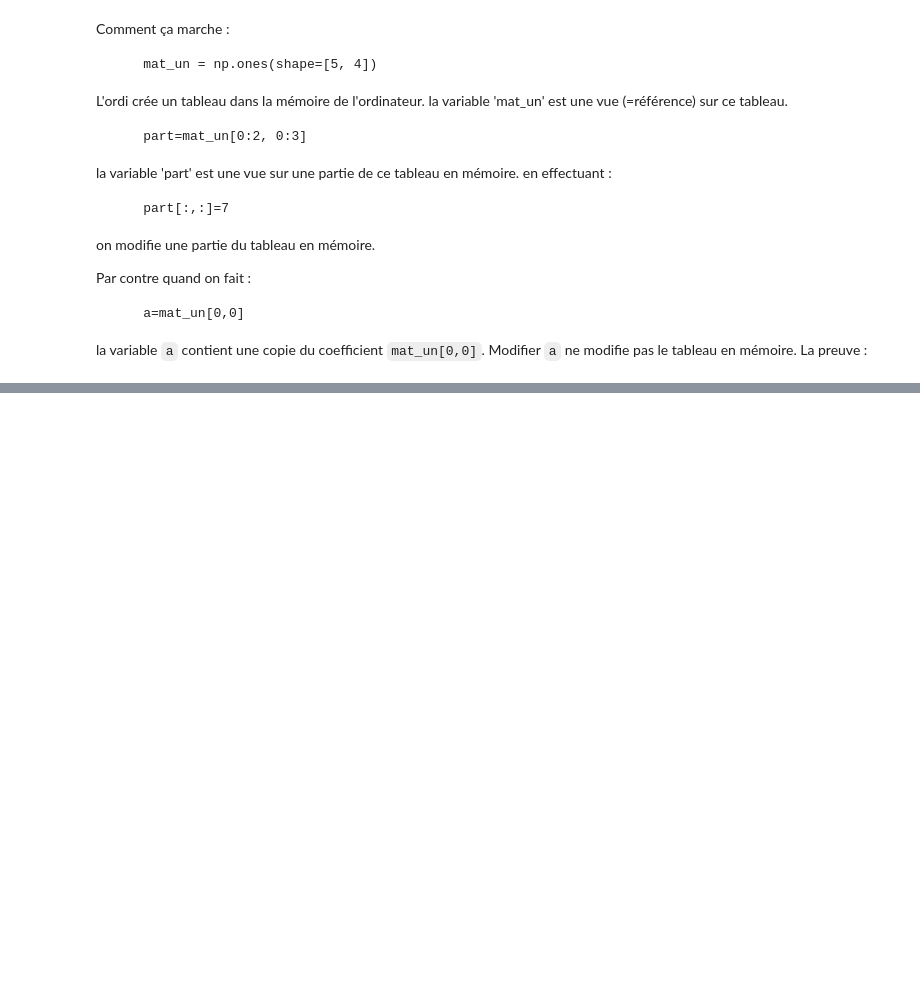
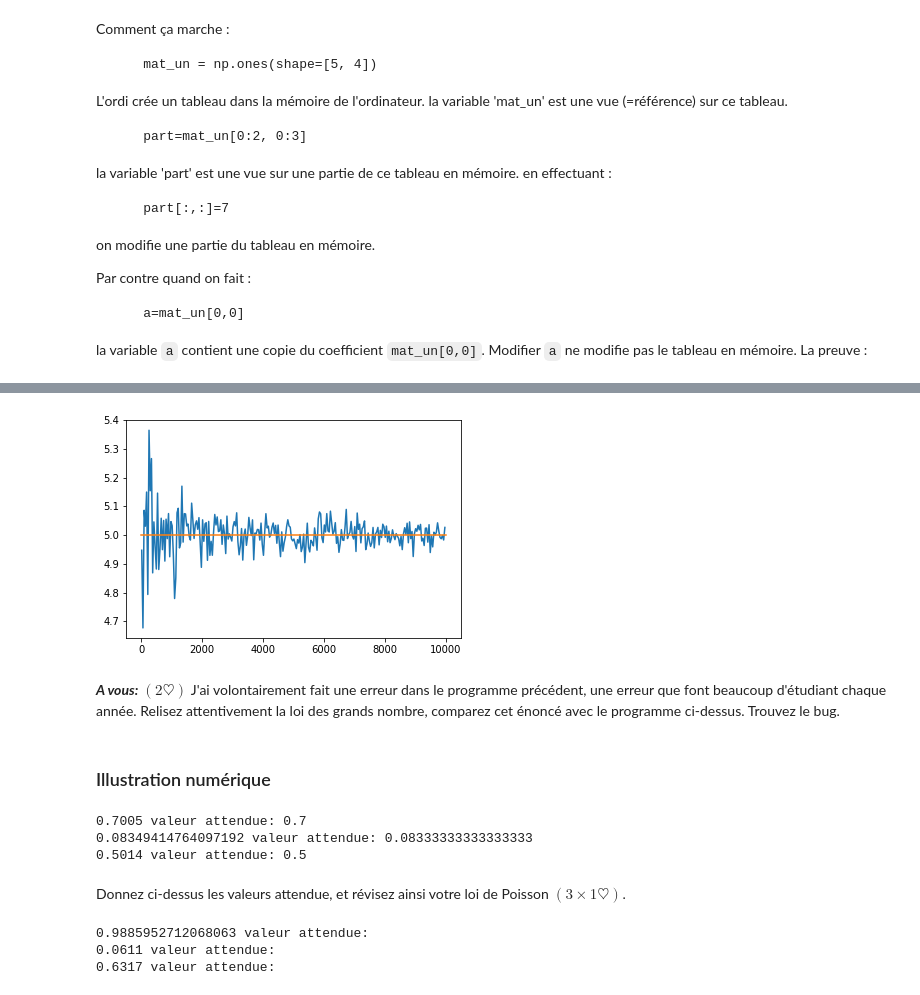
Before and after one commit to vincentvigon/aleaDataSignal, a Jupyter notebook: alea/01-numpy.ipynb, the cells around one changed output, grey strips where cells are left out. Saved outputs shown, nothing was run; the diff lists cells and outputs as text; code cells hidden in the pictures; blank space fills up the shorter version.

```diff
--- a/alea/01-numpy.ipynb
+++ b/alea/01-numpy.ipynb
@@ -366,0 +548,47 @@ $$
+# %%
+import matplotlib.pyplot as plt
+% matplotlib inline
+
+""" np.arange c'est comme range() sauf que cela donne un tableau numpy"""
+n_max=10000
+ns=np.arange(10,n_max,40)
+means=[]
+for n in ns:
+    simus=np.random.uniform(0,10,size=n)
+    means.append(np.mean(simus))
+
+fig,ax=plt.subplots()
+ax.plot(ns,means)
+ax.plot([0,n_max],[5,5]);
+# %% [output]
+[figure, added]
+# %% [markdown]
+***A vous:*** $(2\heartsuit)$ J'ai volontairement fait une erreur dans le programme précédent, une erreur que font beaucoup d'étudiant chaque année. Relisez attentivement la loi des grands nombre, comparez cet énoncé avec le programme ci-dessus. Trouvez le bug.
+# %% [markdown]
+### Illustration numérique
+# %%
+nbSimu = 10000
+"""un échantillon de va de loi uniforme sur [0,1]"""
+X1 = np.random.random(size=nbSimu)
+""" un échantillon de va de loi normale (=gaussienne), centrée réduite par défaut.   """
+X2 = np.random.normal(size=nbSimu)
+""" un échantillon de va de loi de Poisson"""
+X3 = np.random.poisson(1, size=nbSimu)
+
+print(len(X1[X1<0.7])/nbSimu,"valeur attendue:",0.7)
+print(sum( (X1-0.5)**2)/nbSimu,"valeur attendue:",1/12)
+print(len(X2[X2<0.])/nbSimu,"valeur attendue:",0.5)
+# %% [output]
+0.7005 valeur attendue: 0.7
+0.08349414764097192 valeur attendue: 0.08333333333333333
+0.5014 valeur attendue: 0.5
+# %% [markdown]
+Donnez ci-dessus les valeurs attendue, et révisez ainsi votre loi de Poisson $(3\times 1\heartsuit)$.
+# %%
+print(np.sum(X2**2)/nbSimu,"valeur attendue:")
+print(len(X3[X3==3])/nbSimu,"valeur attendue:")
+print(len(X3[X3!=0])/nbSimu,"valeur attendue:")
+# %% [output]
+0.9885952712068063 valeur attendue:
+0.0611 valeur attendue:
+0.6317 valeur attendue:
```
Also changed, not shown: parts of 76 cells of this notebook, 53 other files.
